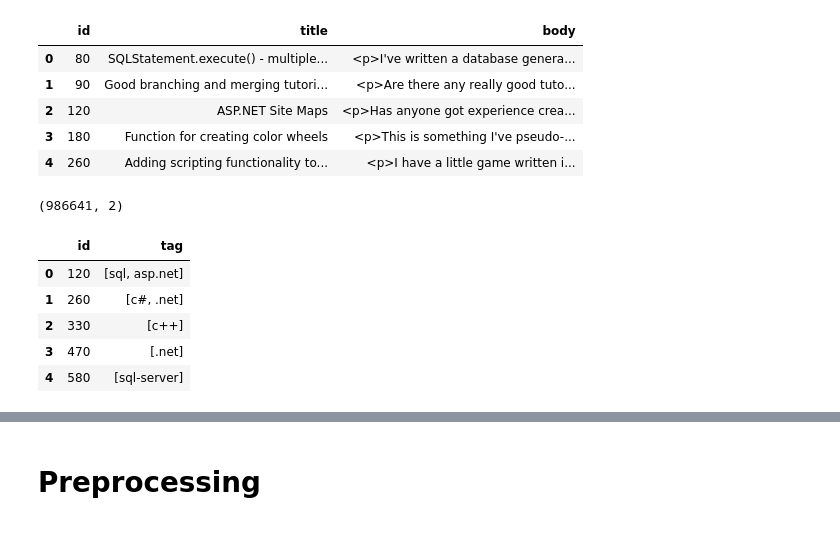
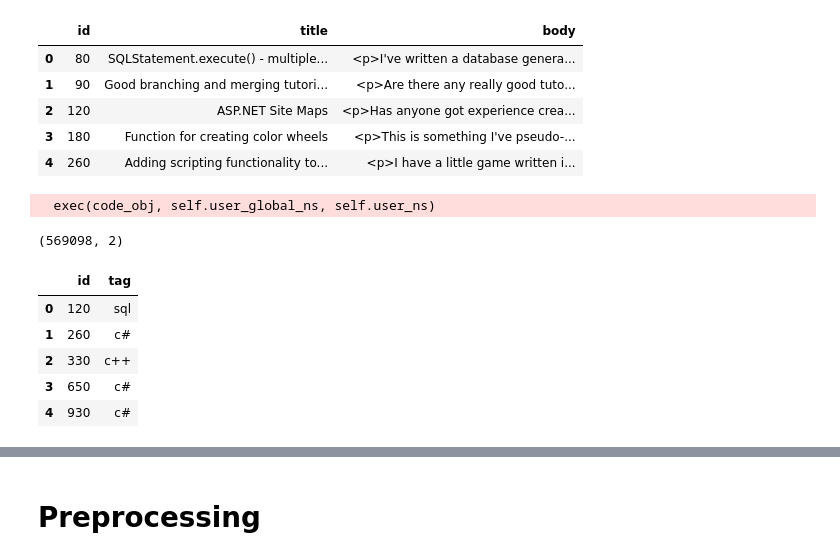
Before and after one commit to zbutton314/question-router, a Jupyter notebook: QuestionRouter.ipynb, the cells around one changed output, grey strips where cells are left out. Cells and saved outputs as stored; diff of their text form; code cells hidden in the pictures.

```diff
--- a/QuestionRouter.ipynb
+++ b/QuestionRouter.ipynb
@@ -84,18 +83,23 @@ disp(questions)
 # %%
 tags_long = pd.read_csv(f"{data_path}Tags.csv", header=0, encoding="ISO-8859-1",
                         engine="python", error_bad_lines=False)
-top_tags = tags_long["Tag"].value_counts().head(num_tags).index
-tags_long = tags_long[tags_long["Tag"].isin(top_tags)]
+# num_tags = 50
+# top_tags = tags_long["Tag"].value_counts().head(num_tags).index
+valid_tags = ["javascript", "java", "c#", "php", "python", "html", "c++", "sql", "c", "r"]
+tags_long = tags_long[tags_long["Tag"].isin(valid_tags)]
 
 tags = tags_long.groupby("Id").agg(tuple).applymap(list).reset_index()
 tags = tags.rename(columns={"Id": "id", "Tag": "tag"})
+tags = tags[tags["tag"].str.len() == 1]
+tags["tag"] = tags["tag"].apply(lambda x: x[0])
 
 disp(tags)
 # %% [output]
-(986641, 2)
+  exec(code_obj, self.user_global_ns, self.user_ns)
+(569098, 2)
 |  | id | tag |
-| 0 | 120 | [sql, asp.net] |
-| 1 | 260 | [c#, .net] |
-| 2 | 330 | [c++] |
-| 3 | 470 | [.net] |
-| 4 | 580 | [sql-server] |
+| 0 | 120 | sql |
+| 1 | 260 | c# |
+| 2 | 330 | c++ |
+| 3 | 650 | c# |
+| 4 | 930 | c# |
```
Also changed, not shown: parts of 28 cells of this notebook, 1 other file.
